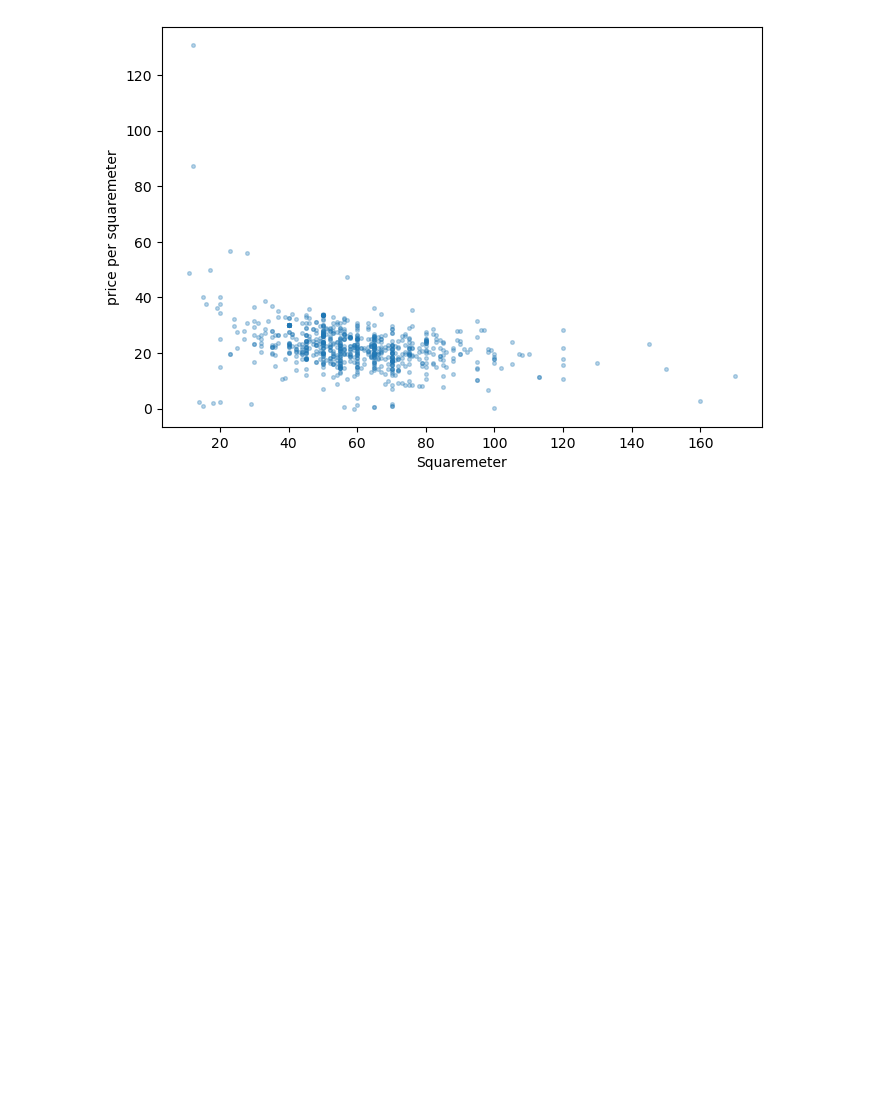
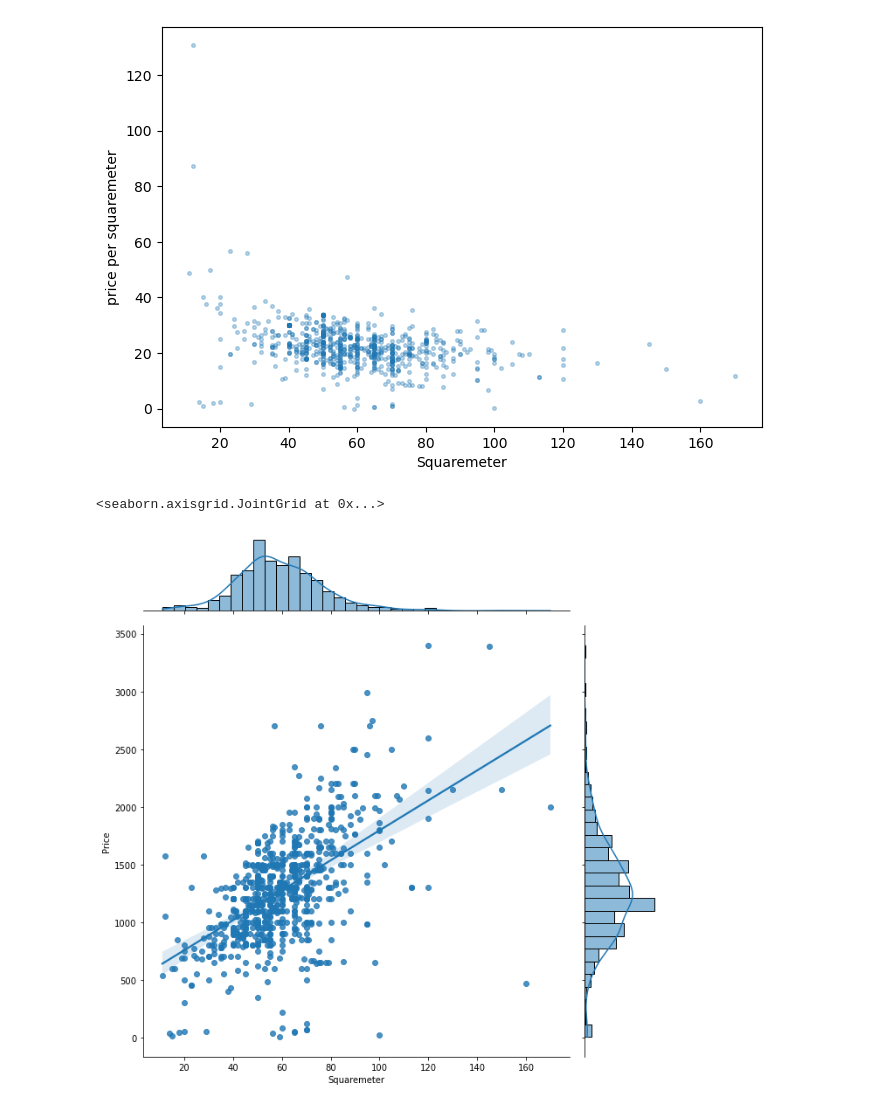
Before and after one commit to kon-drees/Web-Data, a Jupyter notebook: housing_prices_munich.ipynb, the cells around one changed output. Cells and saved outputs as stored; diff of their text form; code cells hidden in the pictures; blank space fills up the shorter version.

Commit message:
Added reg plot

```diff
--- a/housing_prices_munich.ipynb
+++ b/housing_prices_munich.ipynb
@@ -120,3 +120,8 @@ ax.scatter(hous_filterd["Squaremeter"],hous_filterd["price per squaremeter"], s=
 fig.show()
 # %% [output]
 [figure]
+# %%
+sns.jointplot(x="Squaremeter",y="Price", data = hous_filterd, kind = "reg", height=9)
+# %% [output]
+<seaborn.axisgrid.JointGrid at 0x...>
+[figure, added]
```
